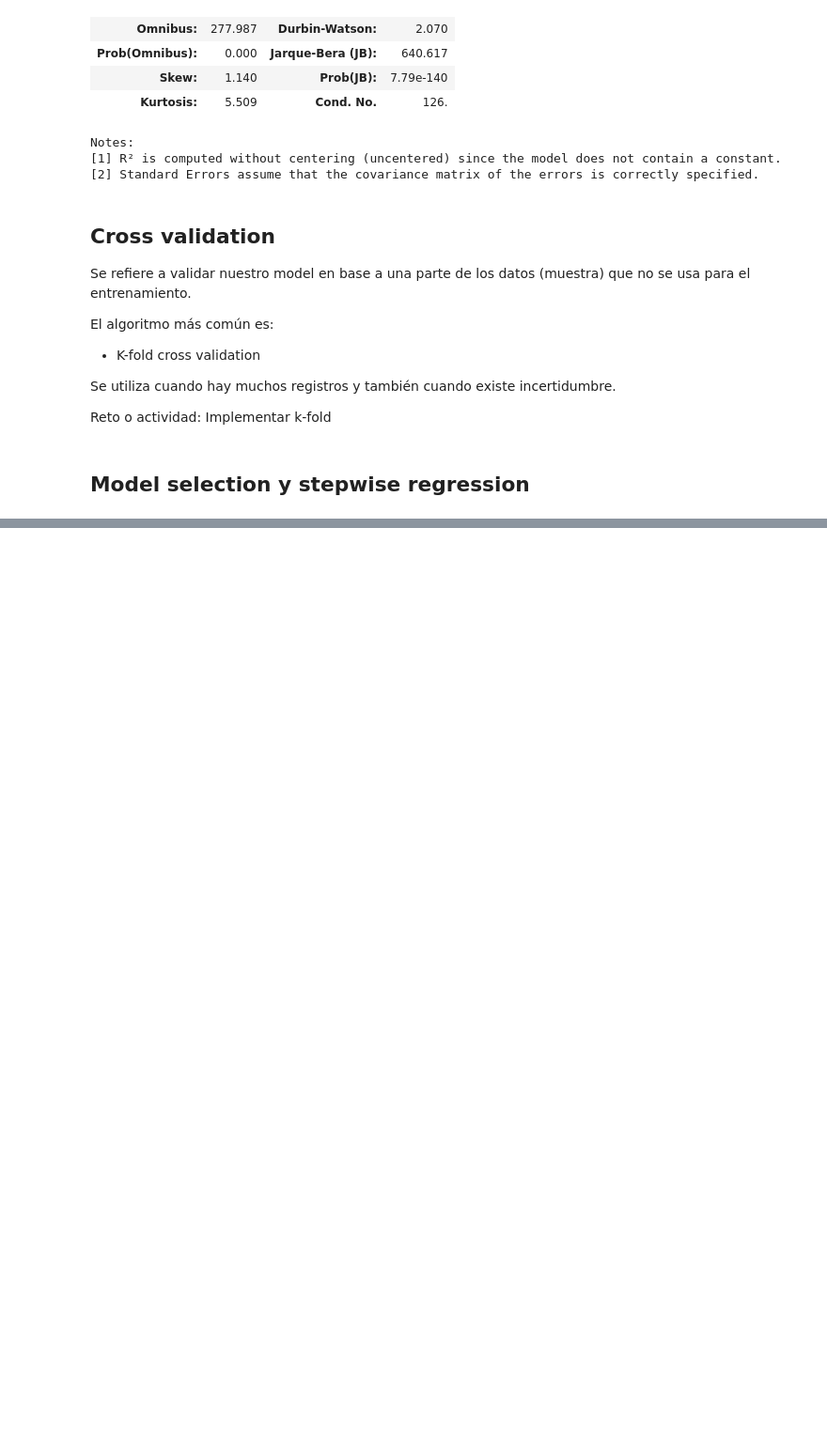
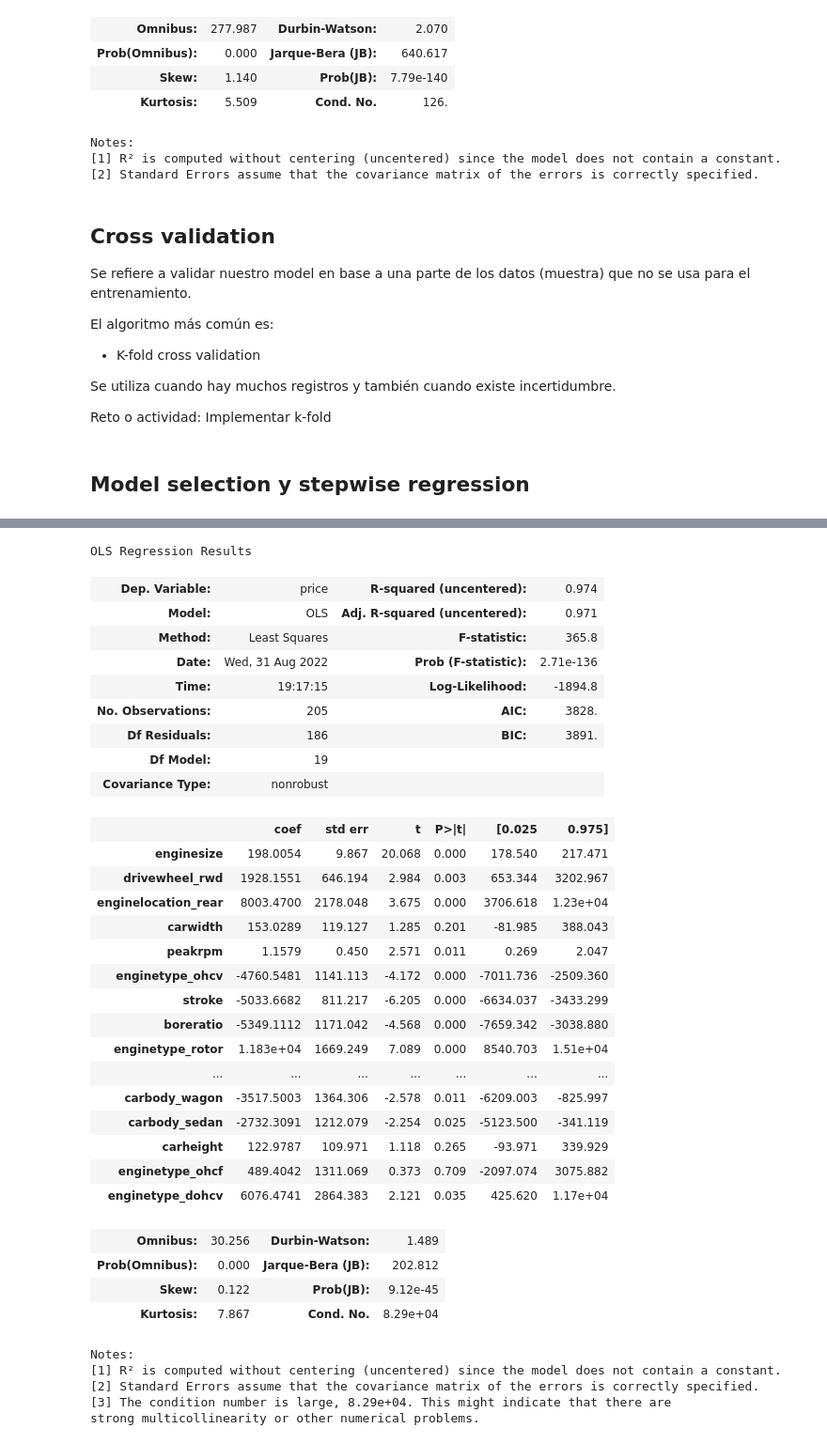
Before and after one commit to tzuzulcode/ai_fundamentals_agosto_2022, a Jupyter notebook: ModelSelection.ipynb, the cells around one changed output, grey strips where cells are left out. Shown at 94% size. Drawn from its saved outputs; the diff is of its cells as text; code cells hidden in the pictures; blank space fills up the shorter version.

Commit message:
stepwise_selection

```diff
--- a/ModelSelection.ipynb
+++ b/ModelSelection.ipynb
@@ -132,0 +210,20 @@ KeyError: "['CarName', 'fueltype', 'aspiration', 'doornumber', 'carbody', 'drive
+# %%
+y = cleaned_car_data[outcome]
+X = cleaned_car_data[predictors]
+# %%
+def train_model(variables):
+    if len(variables)==0:
+        return None
+
+    model = LinearRegression()
+    model.fit(X[variables],y)
+    return model
+
+def score_model(model, variables):
+    if len(variables)==0:
+        return AIC_score(y,[y.mean()]*len(y), model, df=1)
+
+    return AIC_score(y, model.predict(X[variables]), model)
+
+
+best_model, best_variables = stepwise_selection(X.columns,train_model,score_model,verbose=True)
@@ -132,0 +270,41 @@ KeyError: "['CarName', 'fueltype', 'aspiration', 'doornumber', 'carbody', 'drive
+# %%
+best_model_stats = sm.OLS(cleaned_car_data[outcome],cleaned_car_data[best_variables])
+
+results = best_model_stats.fit()
+results.summary()
+# %% [output]
+OLS Regression Results
+| Dep. Variable: | price | R-squared (uncentered): | 0.974 |
+| Model: | OLS | Adj. R-squared (uncentered): | 0.971 |
+| Method: | Least Squares | F-statistic: | 365.8 |
+| Date: | Wed, 31 Aug 2022 | Prob (F-statistic): | 2.71e-136 |
+| Time: | 19:17:15 | Log-Likelihood: | -1894.8 |
+| No. Observations: | 205 | AIC: | 3828. |
+| Df Residuals: | 186 | BIC: | 3891. |
+| Df Model: | 19 |  |  |
+| Covariance Type: | nonrobust |  |  |
+|  | coef | std err | t | P>|t| | [0.025 | 0.975] |
+| enginesize | 198.0054 | 9.867 | 20.068 | 0.000 | 178.540 | 217.471 |
+| drivewheel_rwd | 1928.1551 | 646.194 | 2.984 | 0.003 | 653.344 | 3202.967 |
+| enginelocation_rear | 8003.4700 | 2178.048 | 3.675 | 0.000 | 3706.618 | 1.23e+04 |
+| carwidth | 153.0289 | 119.127 | 1.285 | 0.201 | -81.985 | 388.043 |
+| peakrpm | 1.1579 | 0.450 | 2.571 | 0.011 | 0.269 | 2.047 |
+| enginetype_ohcv | -4760.5481 | 1141.113 | -4.172 | 0.000 | -7011.736 | -2509.360 |
+| stroke | -5033.6682 | 811.217 | -6.205 | 0.000 | -6634.037 | -3433.299 |
+| boreratio | -5349.1112 | 1171.042 | -4.568 | 0.000 | -7659.342 | -3038.880 |
+| enginetype_rotor | 1.183e+04 | 1669.249 | 7.089 | 0.000 | 8540.703 | 1.51e+04 |
+| ... | ... | ... | ... | ... | ... | ... |
+| carbody_wagon | -3517.5003 | 1364.306 | -2.578 | 0.011 | -6209.003 | -825.997 |
+| carbody_sedan | -2732.3091 | 1212.079 | -2.254 | 0.025 | -5123.500 | -341.119 |
+| carheight | 122.9787 | 109.971 | 1.118 | 0.265 | -93.971 | 339.929 |
+| enginetype_ohcf | 489.4042 | 1311.069 | 0.373 | 0.709 | -2097.074 | 3075.882 |
+| enginetype_dohcv | 6076.4741 | 2864.383 | 2.121 | 0.035 | 425.620 | 1.17e+04 |
+| Omnibus: | 30.256 | Durbin-Watson: | 1.489 |
+| Prob(Omnibus): | 0.000 | Jarque-Bera (JB): | 202.812 |
+| Skew: | 0.122 | Prob(JB): | 9.12e-45 |
+| Kurtosis: | 7.867 | Cond. No. | 8.29e+04 |
+Notes:
+[1] R² is computed without centering (uncentered) since the model does not contain a constant.
+[2] Standard Errors assume that the covariance matrix of the errors is correctly specified.
+[3] The condition number is large, 8.29e+04. This might indicate that there are
+strong multicollinearity or other numerical problems.
```
Also changed, not shown: parts of 9 cells of this notebook.
